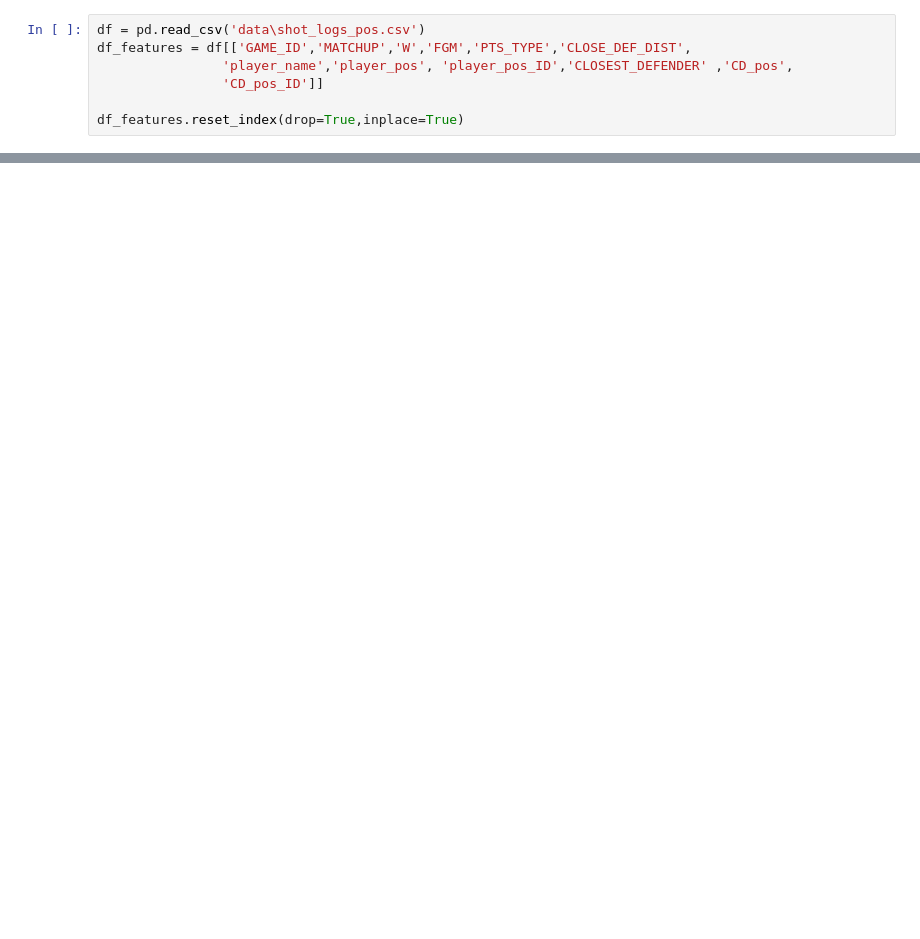
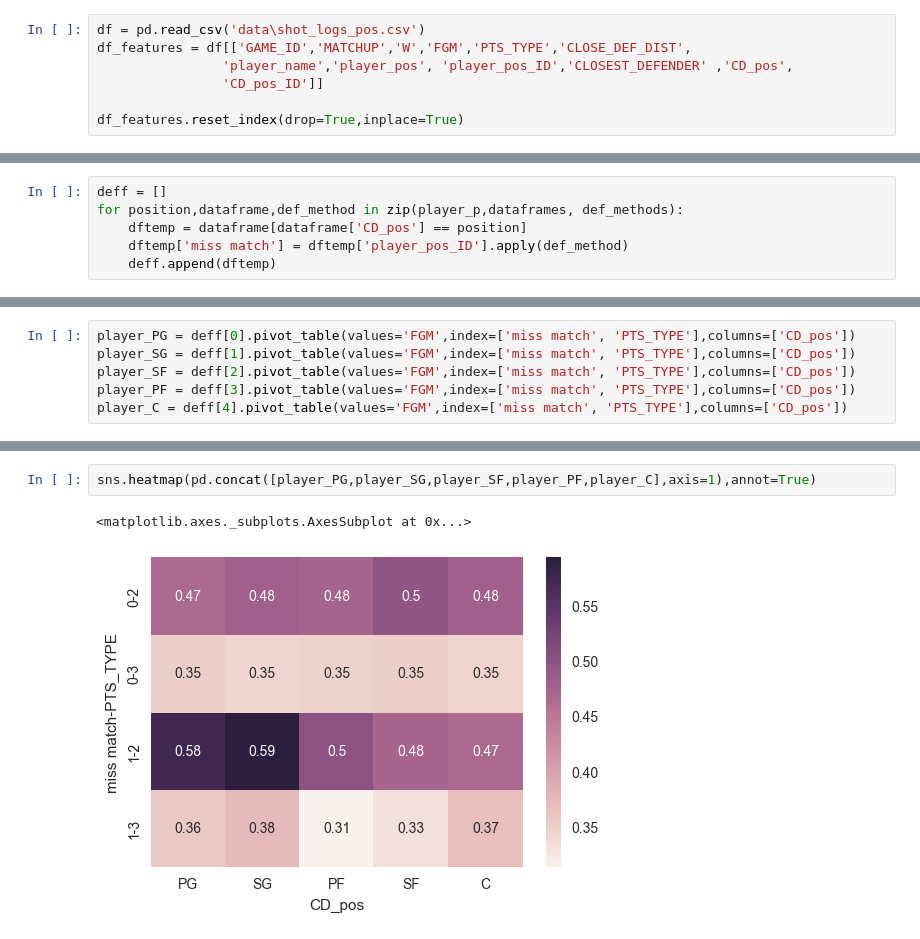
Before and after one commit to nowaxsky/NBA_miss_match, a Jupyter notebook: NBA_miss_match.ipynb, the cells around one changed output, grey strips where cells are left out. Drawn from its saved outputs; the diff is of its cells as text; blank space fills up the shorter version.

```diff
--- a/NBA_miss_match.ipynb
+++ b/NBA_miss_match.ipynb
@@ -101,0 +108,6 @@ sns.heatmap(pd.concat([player_PG,player_SG,player_PF,player_C],axis=1),annot=Tru
+# %%
+deff = []
+for position,dataframe,def_method in zip(player_p,dataframes, def_methods):
+    dftemp = dataframe[dataframe['CD_pos'] == position]
+    dftemp['miss match'] = dftemp['player_pos_ID'].apply(def_method)
+    deff.append(dftemp)
@@ -101,0 +119,6 @@ sns.heatmap(pd.concat([player_PG,player_SG,player_PF,player_C],axis=1),annot=Tru
+# %%
+player_PG = deff[0].pivot_table(values='FGM',index=['miss match', 'PTS_TYPE'],columns=['CD_pos'])
+player_SG = deff[1].pivot_table(values='FGM',index=['miss match', 'PTS_TYPE'],columns=['CD_pos'])
+player_SF = deff[2].pivot_table(values='FGM',index=['miss match', 'PTS_TYPE'],columns=['CD_pos'])
+player_PF = deff[3].pivot_table(values='FGM',index=['miss match', 'PTS_TYPE'],columns=['CD_pos'])
+player_C = deff[4].pivot_table(values='FGM',index=['miss match', 'PTS_TYPE'],columns=['CD_pos'])
@@ -101,0 +134,5 @@ sns.heatmap(pd.concat([player_PG,player_SG,player_PF,player_C],axis=1),annot=Tru
+# %%
+sns.heatmap(pd.concat([player_PG,player_SG,player_SF,player_PF,player_C],axis=1),annot=True)
+# %% [output]
+<matplotlib.axes._subplots.AxesSubplot at 0x...>
+[figure, added]
```
Also changed, not shown: parts of 48 cells of this notebook.
